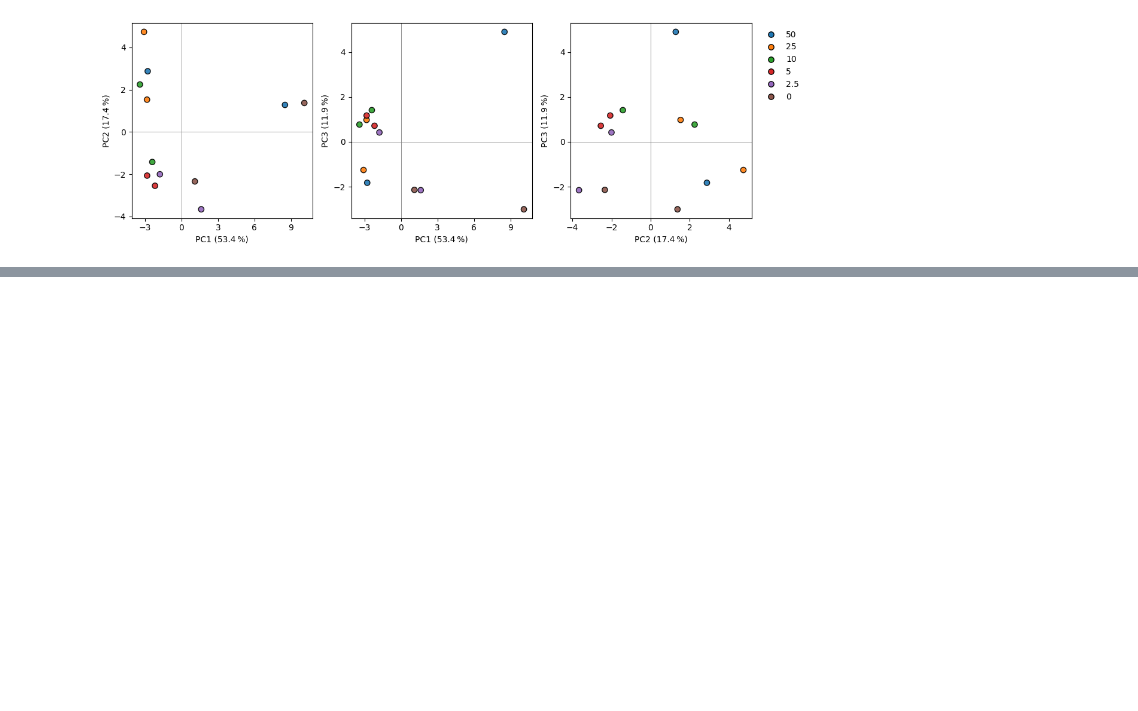
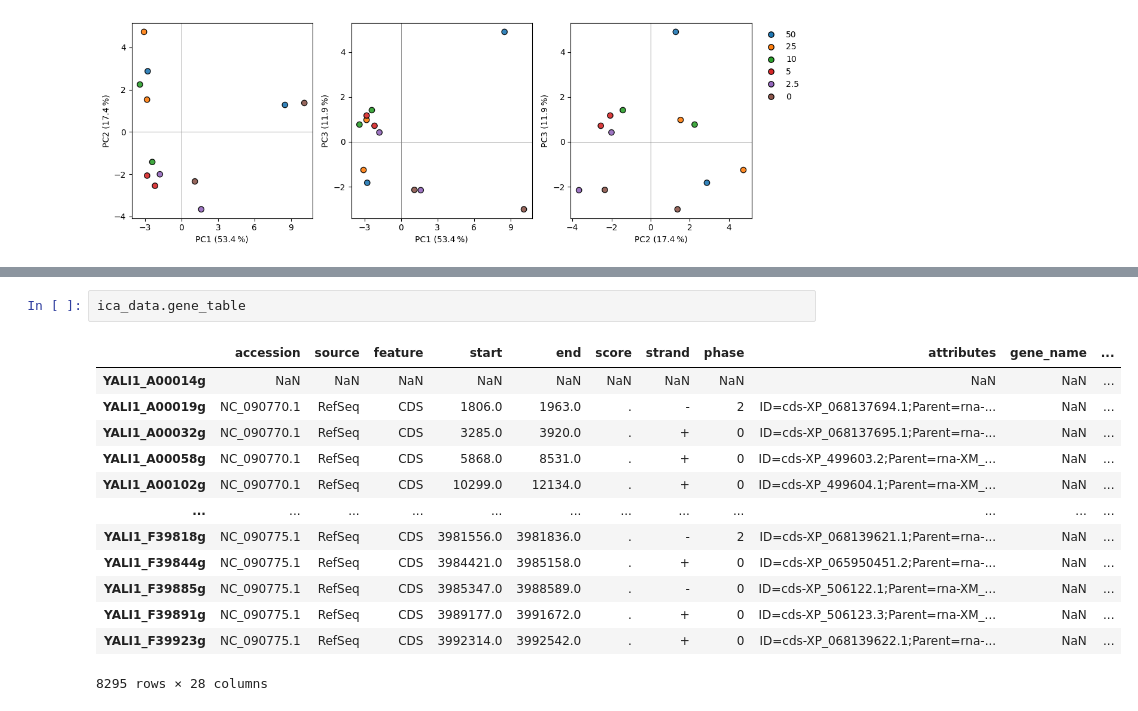
Before and after one commit to SBRG/yarrowia_lipolytica_ICA, a Jupyter notebook: imod_analysis/fig4_dissolved_o2.ipynb, the cells around one changed output, grey strips where cells are left out. Saved outputs shown, nothing was run; the diff lists cells and outputs as text; blank space fills up the shorter version.

```diff
--- a/imod_analysis/fig4_dissolved_o2.ipynb
+++ b/imod_analysis/fig4_dissolved_o2.ipynb
@@ -178,0 +229,16 @@ Variance explained: PC1 = 53.4 %,  PC2 = 17.4 %,  PC3 = 11.9 %
+# %%
+ica_data.gene_table
+# %% [output]
+|  | accession | source | feature | start | end | score | strand | phase | attributes | gene_name | ... |
+| YALI1_A00014g | NaN | NaN | NaN | NaN | NaN | NaN | NaN | NaN | NaN | NaN | ... |
+| YALI1_A00019g | NC_090770.1 | RefSeq | CDS | 1806.0 | 1963.0 | . | - | 2 | ID=cds-XP_068137694.1;Parent=rna-... | NaN | ... |
+| YALI1_A00032g | NC_090770.1 | RefSeq | CDS | 3285.0 | 3920.0 | . | + | 0 | ID=cds-XP_068137695.1;Parent=rna-... | NaN | ... |
+| YALI1_A00058g | NC_090770.1 | RefSeq | CDS | 5868.0 | 8531.0 | . | + | 0 | ID=cds-XP_499603.2;Parent=rna-XM_... | NaN | ... |
+| YALI1_A00102g | NC_090770.1 | RefSeq | CDS | 10299.0 | 12134.0 | . | + | 0 | ID=cds-XP_499604.1;Parent=rna-XM_... | NaN | ... |
+| ... | ... | ... | ... | ... | ... | ... | ... | ... | ... | ... | ... |
+| YALI1_F39818g | NC_090775.1 | RefSeq | CDS | 3981556.0 | 3981836.0 | . | - | 2 | ID=cds-XP_068139621.1;Parent=rna-... | NaN | ... |
+| YALI1_F39844g | NC_090775.1 | RefSeq | CDS | 3984421.0 | 3985158.0 | . | + | 0 | ID=cds-XP_065950451.2;Parent=rna-... | NaN | ... |
+| YALI1_F39885g | NC_090775.1 | RefSeq | CDS | 3985347.0 | 3988589.0 | . | - | 0 | ID=cds-XP_506122.1;Parent=rna-XM_... | NaN | ... |
+| YALI1_F39891g | NC_090775.1 | RefSeq | CDS | 3989177.0 | 3991672.0 | . | + | 0 | ID=cds-XP_506123.3;Parent=rna-XM_... | NaN | ... |
+| YALI1_F39923g | NC_090775.1 | RefSeq | CDS | 3992314.0 | 3992542.0 | . | + | 0 | ID=cds-XP_068139622.1;Parent=rna-... | NaN | ... |
+8295 rows × 28 columns
```
Also changed, not shown: parts of 5 cells of this notebook, 38 other files.
